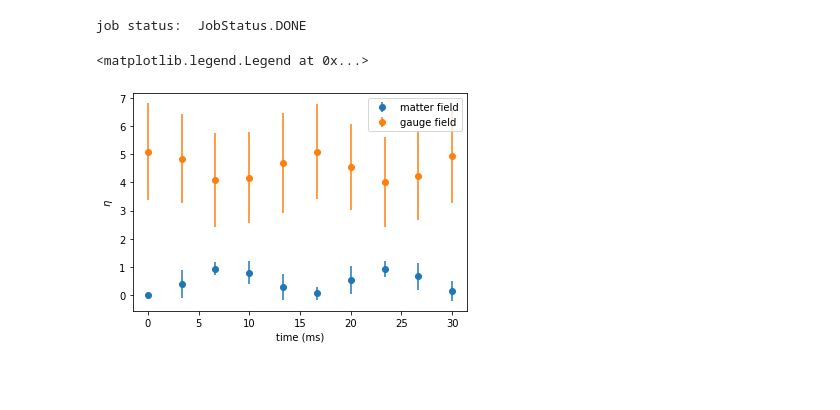
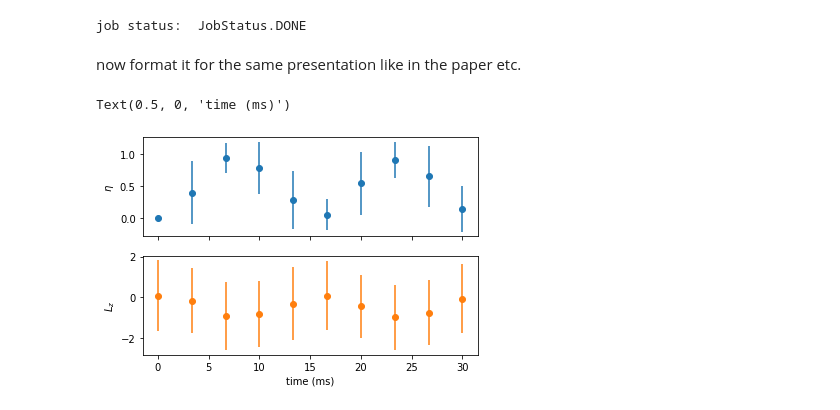
Before and after one commit to fretchen/qiskit-cold-atom, a Jupyter notebook: docs/tutorials/09_gauge_theory.ipynb, the cells around one changed output. Drawn from its saved outputs; the diff is of its cells as text; code cells hidden in the pictures; blank space fills up the shorter version.

```diff
--- a/docs/tutorials/09_gauge_theory.ipynb
+++ b/docs/tutorials/09_gauge_theory.ipynb
@@ -288,11 +288,13 @@ for ii in range(Ntimes):
+# %% [markdown]
+now format it for the same presentation like in the paper etc.
 # %%
-f, ax = plt.subplots()
-ax.errorbar(tlin*1e3, np.mean(na_outcomes, axis=0), yerr=np.std(na_outcomes, axis=0), fmt='o', label='matter field')
-ax.errorbar(tlin*1e3, np.mean(li_outcomes, axis=0), yerr=np.std(li_outcomes, axis=0), fmt='o', label='gauge field')
+f, (ax1,ax2) = plt.subplots(2,1, sharex = True)
+ax1.errorbar(tlin*1e3, np.mean(li_outcomes, axis=0), yerr=np.std(li_outcomes, axis=0), color='C0',fmt='o', label='matter field')
+ax1.set_ylabel(r'$\eta$')
 
-ax.set_ylabel(r'$\eta$')
-ax.set_xlabel(r'time (ms)')
-ax.legend()
+ax2.errorbar(tlin*1e3, np.mean(na_outcomes, axis=0)-NNa/2, yerr=np.std(na_outcomes, axis=0), color='C1', fmt='o', label='gauge field')
+ax2.set_ylabel(r'$L_z$')
+ax2.set_xlabel(r'time (ms)')
 # %% [output]
-<matplotlib.legend.Legend at 0x...>
+Text(0.5, 0, 'time (ms)')
-[figure, old version]
+[figure, new version]
```
Also changed, not shown: parts of 3 cells of this notebook.
